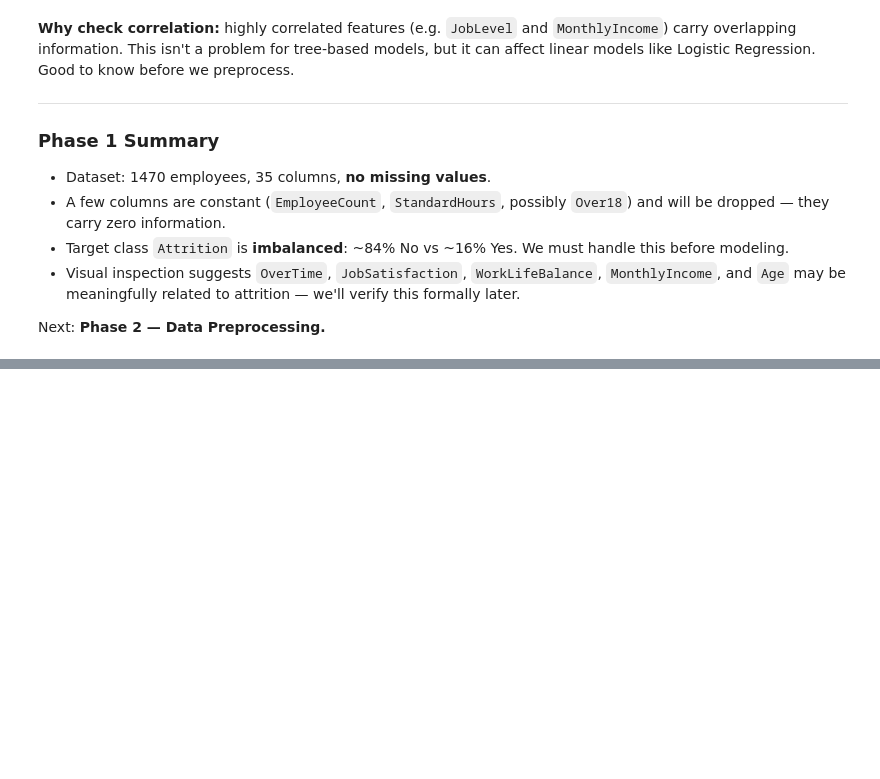
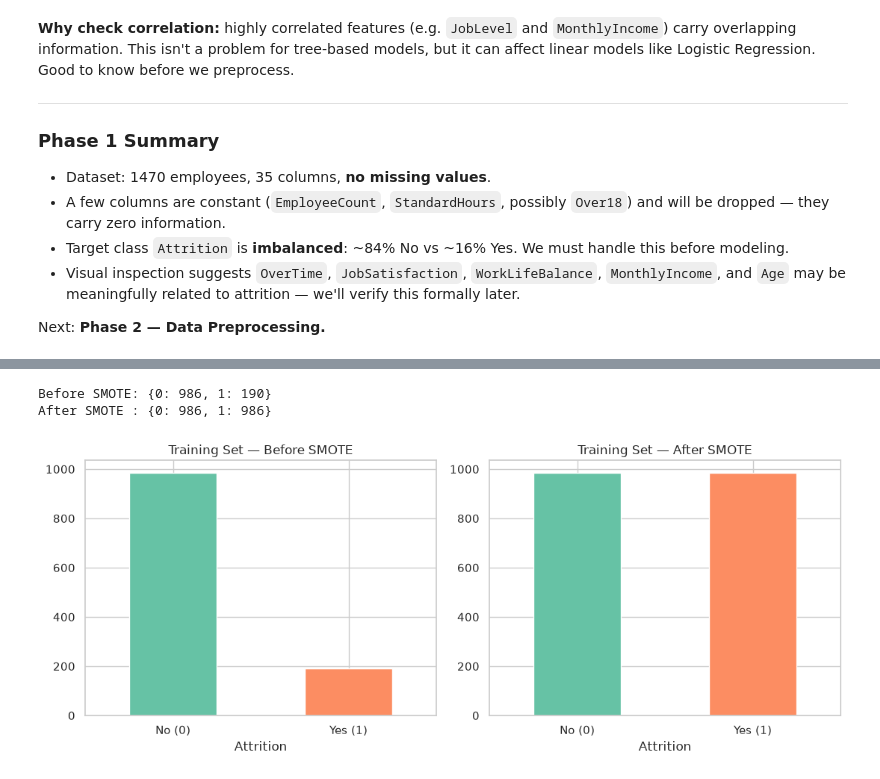
Before and after one commit to connectsamsonelias-ctrl/demo, a Jupyter notebook: week7_project/notebook.ipynb, the cells around one changed output, grey strips where cells are left out. Drawn from its saved outputs; the diff is of its cells as text; code cells hidden in the pictures; blank space fills up the shorter version.

```diff
--- a/week7_project/notebook.ipynb
+++ b/week7_project/notebook.ipynb
@@ -246,0 +376,15 @@ Next: **Phase 2 — Data Preprocessing.**
+# %%
+from sklearn.model_selection import train_test_split
+
+X = df_encoded.drop(columns=["Attrition"])
+y = df_encoded["Attrition"]
+
+X_train, X_test, y_train, y_test = train_test_split(
+    X, y, test_size=0.2, random_state=42, stratify=y
+)
+
+print("Train shape:", X_train.shape, "Test shape:", X_test.shape)
+print("\nTrain class balance:")
+print(y_train.value_counts(normalize=True).round(3))
+print("\nTest class balance:")
+print(y_test.value_counts(normalize=True).round(3))
@@ -246,0 +413,8 @@ Next: **Phase 2 — Data Preprocessing.**
+# %%
+from sklearn.preprocessing import StandardScaler
+
+scaler = StandardScaler()
+X_train_scaled = pd.DataFrame(scaler.fit_transform(X_train), columns=X_train.columns, index=X_train.index)
+X_test_scaled = pd.DataFrame(scaler.transform(X_test), columns=X_test.columns, index=X_test.index)
+
+X_train_scaled.describe().loc[["mean", "std"]].round(2)
@@ -246,0 +438,26 @@ Next: **Phase 2 — Data Preprocessing.**
+# %%
+from imblearn.over_sampling import SMOTE
+
+smote = SMOTE(random_state=42)
+X_train_res, y_train_res = smote.fit_resample(X_train_scaled, y_train)
+
+print("Before SMOTE:", y_train.value_counts().to_dict())
+print("After SMOTE :", y_train_res.value_counts().to_dict())
+# %% [output]
+Before SMOTE: {0: 986, 1: 190}
+After SMOTE : {0: 986, 1: 986}
+# %%
+fig, axes = plt.subplots(1, 2, figsize=(11, 4.5))
+y_train.value_counts().plot(kind="bar", color=sns.color_palette("Set2"), ax=axes[0])
+axes[0].set_title("Training Set — Before SMOTE")
+axes[0].set_xticklabels(["No (0)", "Yes (1)"], rotation=0)
+
+y_train_res.value_counts().plot(kind="bar", color=sns.color_palette("Set2"), ax=axes[1])
+axes[1].set_title("Training Set — After SMOTE")
+axes[1].set_xticklabels(["No (0)", "Yes (1)"], rotation=0)
+
+plt.tight_layout()
+plt.savefig("smote_before_after.png", dpi=120)
+plt.show()
+# %% [output]
+[figure, added]
```
Also changed, not shown: parts of 18 cells of this notebook, 2 other files.
